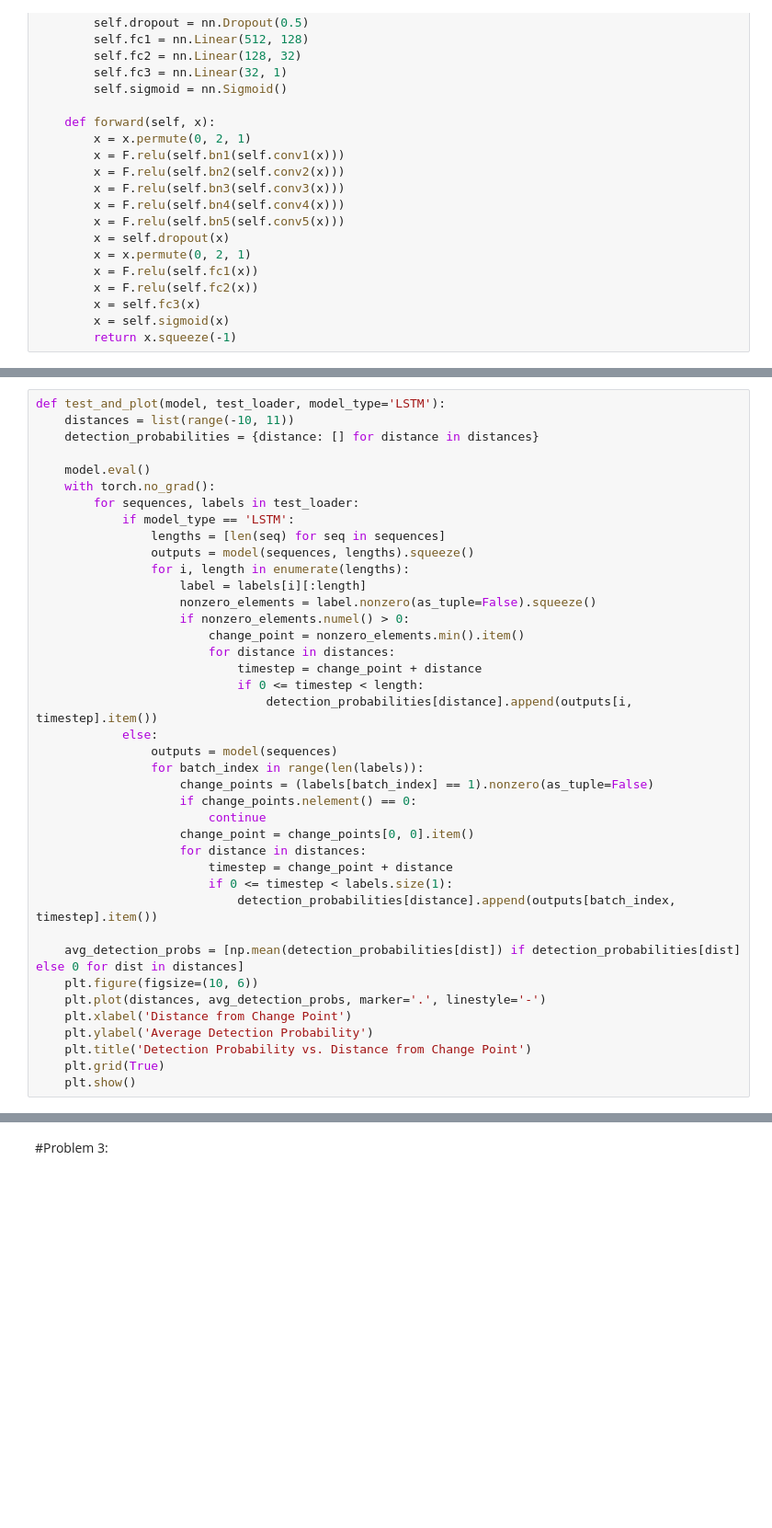
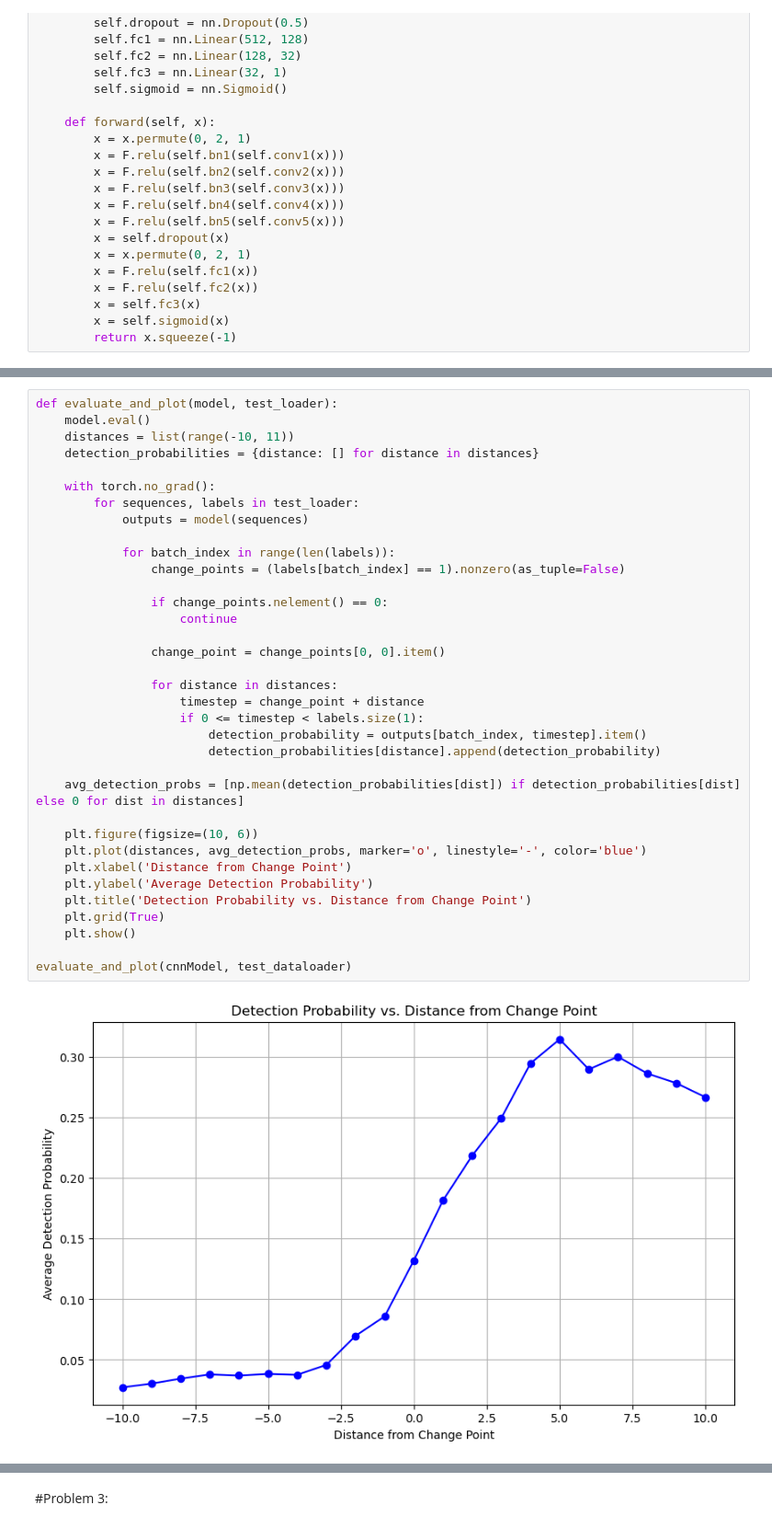
Before and after one commit to pavspatel7/DL_HW3, a Jupyter notebook: HW3.ipynb, the cells around one changed output, grey strips where cells are left out. Shown at 92% size. Cells and saved outputs as stored; diff of their text form; blank space fills up the shorter version.

```diff
--- a/HW3.ipynb
+++ b/HW3.ipynb
@@ -419,40 +530,37 @@ def train_and_test(model, train_loader, test_loader, criterion, optimizer, epoch
 # %%
-def test_and_plot(model, test_loader, model_type='LSTM'):
+def evaluate_and_plot(model, test_loader):
+    model.eval()
     distances = list(range(-10, 11))
     detection_probabilities = {distance: [] for distance in distances}
 
-    model.eval()
     with torch.no_grad():
         for sequences, labels in test_loader:
-            if model_type == 'LSTM':
-                lengths = [len(seq) for seq in sequences]
-                outputs = model(sequences, lengths).squeeze()
-                for i, length in enumerate(lengths):
-                    label = labels[i][:length]
-                    nonzero_elements = label.nonzero(as_tuple=False).squeeze()
-                    if nonzero_elements.numel() > 0:
-                        change_point = nonzero_elements.min().item()
-                        for distance in distances:
-                            timestep = change_point + distance
-                            if 0 <= timestep < length:
-                                detection_probabilities[distance].append(outputs[i, timestep].item())
-            else:
-                outputs = model(sequences)
-                for batch_index in range(len(labels)):
-                    change_points = (labels[batch_index] == 1).nonzero(as_tuple=False)
-                    if change_points.nelement() == 0:
-                        continue
-                    change_point = change_points[0, 0].item()
-                    for distance in distances:
-                        timestep = change_point + distance
-                        if 0 <= timestep < labels.size(1):
-                            detection_probabilities[distance].append(outputs[batch_index, timestep].item())
+            outputs = model(sequences)
+
+            for batch_index in range(len(labels)):
+                change_points = (labels[batch_index] == 1).nonzero(as_tuple=False)
+
+                if change_points.nelement() == 0:
+                    continue
+
+                change_point = change_points[0, 0].item()
+
+                for distance in distances:
+                    timestep = change_point + distance
+                    if 0 <= timestep < labels.size(1):
+                        detection_probability = outputs[batch_index, timestep].item()
+                        detection_probabilities[distance].append(detection_probability)
 
     avg_detection_probs = [np.mean(detection_probabilities[dist]) if detection_probabilities[dist] else 0 for dist in distances]
+
     plt.figure(figsize=(10, 6))
-    plt.plot(distances, avg_detection_probs, marker='.', linestyle='-')
+    plt.plot(distances, avg_detection_probs, marker='o', linestyle='-', color='blue')
     plt.xlabel('Distance from Change Point')
     plt.ylabel('Average Detection Probability')
     plt.title('Detection Probability vs. Distance from Change Point')
     plt.grid(True)
     plt.show()
+
+evaluate_and_plot(cnnModel, test_dataloader)
+# %% [output]
+[figure, added]
```
Also changed, not shown: parts of 13 cells of this notebook.
